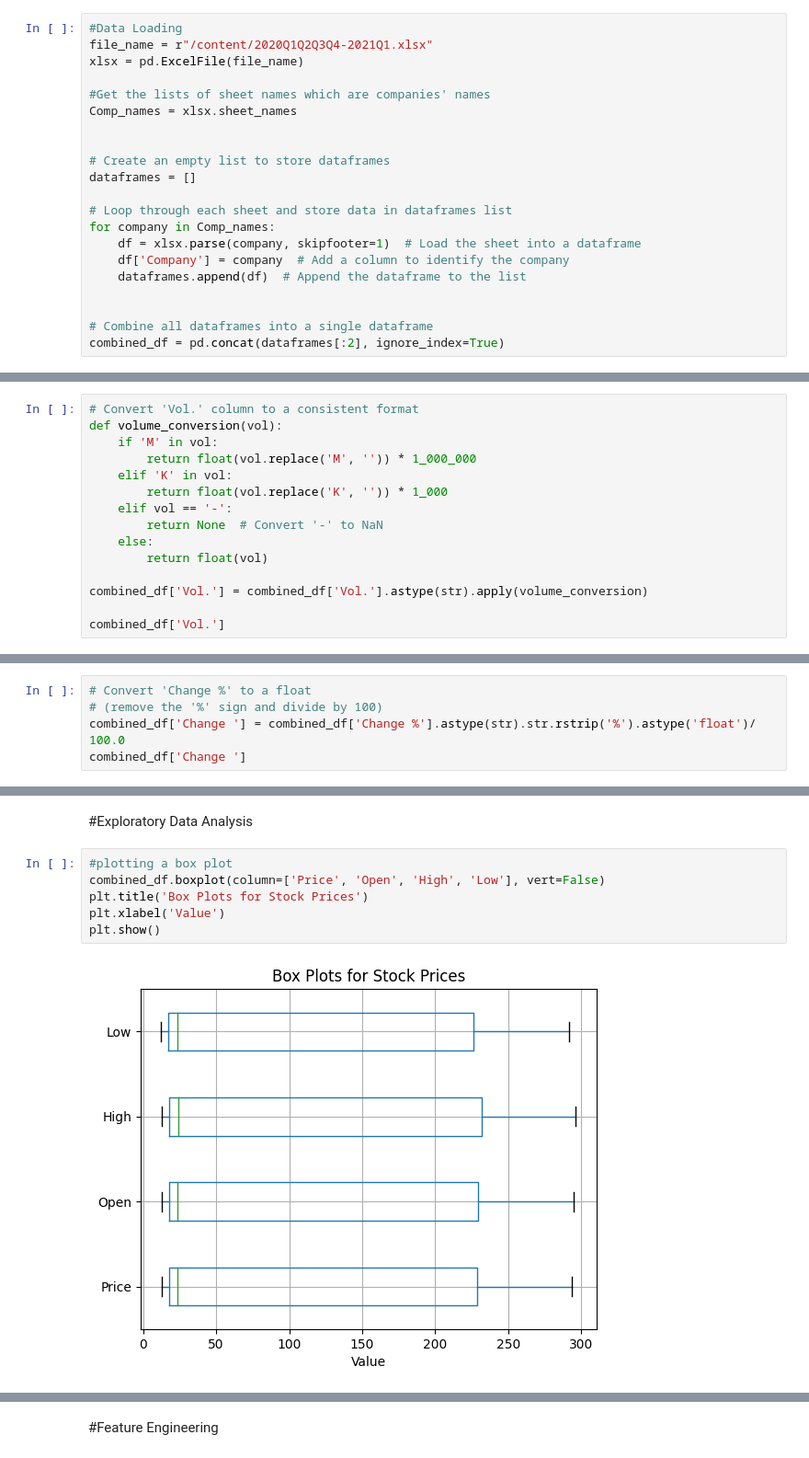
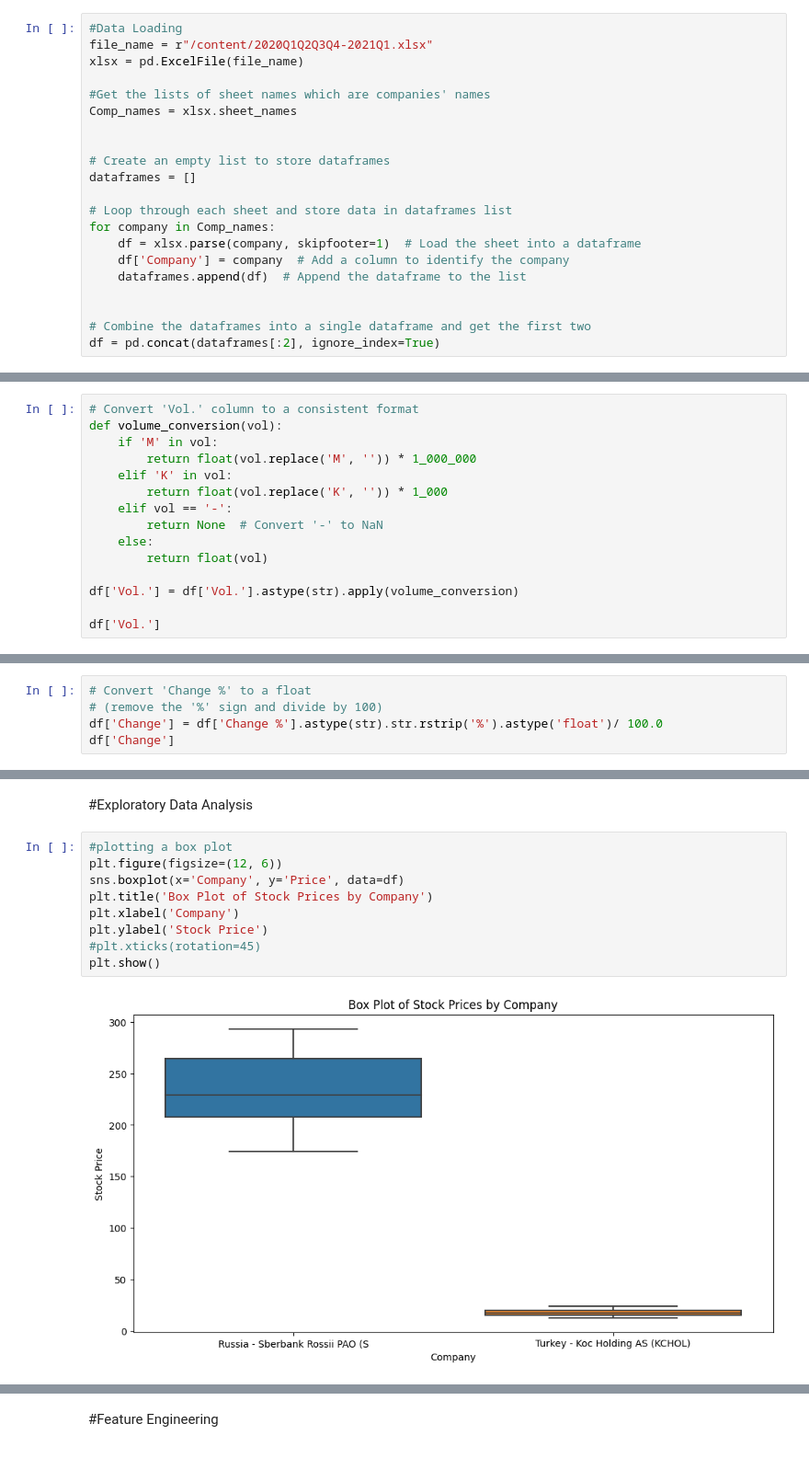
Before and after one commit to Wnjoki/ewcefOAeo7tEyNDX-ValueInvesto, a Jupyter notebook: ValueInvestor.ipynb, the cells around one changed output, grey strips where cells are left out. Shown at 92% size. Drawn from its saved outputs; the diff is of its cells as text.

```diff
--- a/ValueInvestor.ipynb
+++ b/ValueInvestor.ipynb
@@ -47,6 +49,6 @@ for company in Comp_names:
     dataframes.append(df)  # Append the dataframe to the list
 
 
-# Combine all dataframes into a single dataframe
-combined_df = pd.concat(dataframes[:2], ignore_index=True)
+# Combine the dataframes into a single dataframe and get the first two
+df = pd.concat(dataframes[:2], ignore_index=True)
 # %%
@@ -135,9 +139,9 @@ def volume_conversion(vol):
     else:
         return float(vol)
 
-combined_df['Vol.'] = combined_df['Vol.'].astype(str).apply(volume_conversion)
+df['Vol.'] = df['Vol.'].astype(str).apply(volume_conversion)
 
-combined_df['Vol.']
+df['Vol.']
 # %% [output]
 0      47000000.0
 1      38810000.0
@@ -154,8 +158,8 @@ Name: Vol., Length: 626, dtype: float64
 # %%
 # Convert 'Change %' to a float
 # (remove the '%' sign and divide by 100)
-combined_df['Change '] = combined_df['Change %'].astype(str).str.rstrip('%').astype('float')/ 100.0
-combined_df['Change ']
+df['Change'] = df['Change %'].astype(str).str.rstrip('%').astype('float')/ 100.0
+df['Change']
 # %% [output]
 0     -0.000076
 1     -0.000002
@@ -173,9 +177,12 @@ Name: Change , Length: 626, dtype: float64
 #Exploratory Data Analysis
 # %%
 #plotting a box plot
-combined_df.boxplot(column=['Price', 'Open', 'High', 'Low'], vert=False)
-plt.title('Box Plots for Stock Prices')
-plt.xlabel('Value')
+plt.figure(figsize=(12, 6))
+sns.boxplot(x='Company', y='Price', data=df)
+plt.title('Box Plot of Stock Prices by Company')
+plt.xlabel('Company')
+plt.ylabel('Stock Price')
+#plt.xticks(rotation=45)
 plt.show()
 # %% [output]
-[figure, old version]
+[figure, new version]
```
Also changed, not shown: parts of 54 cells of this notebook.
